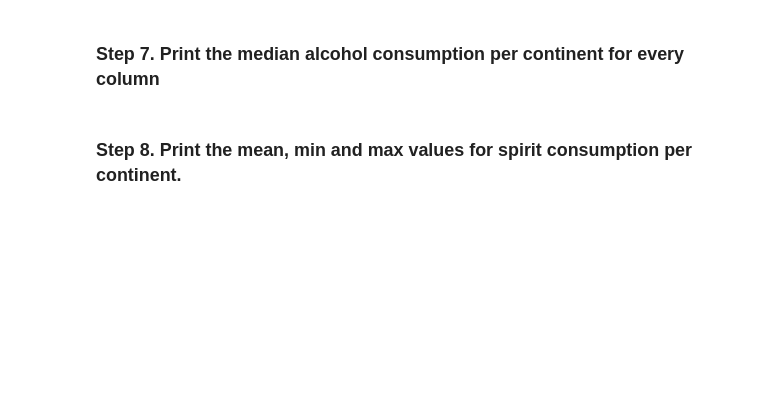
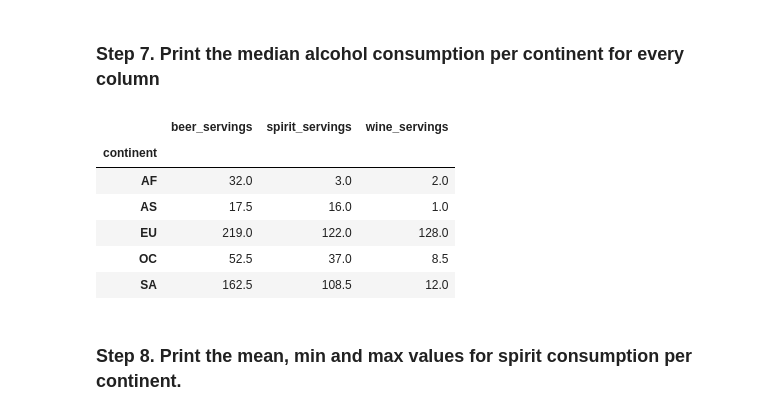
Before and after one commit to hey-hector/2026-02-BILBAO-FT-Data-Science, a Jupyter notebook: 2-Data_Analysis/2-Pandas/Practica/4-Alcohol_Consumption/Alcohol_Consumption_Hector.ipynb, the cells around one changed output. Drawn from its saved outputs; the diff is of its cells as text; code cells hidden in the pictures; blank space fills up the shorter version.

```diff
--- a/2-Data_Analysis/2-Pandas/Practica/4-Alcohol_Consumption/Alcohol_Consumption_Hector.ipynb
+++ b/2-Data_Analysis/2-Pandas/Practica/4-Alcohol_Consumption/Alcohol_Consumption_Hector.ipynb
@@ -99,4 +153,14 @@ pd.concat([drinks, pd.DataFrame([continent_map])])
 # %% [markdown]
 ### Step 7. Print the median alcohol consumption per continent for every column
+# %%
+drinks.groupby('continent')[['beer_servings', 'spirit_servings', 'wine_servings']].median()
+# %% [output]
+|  | beer_servings | spirit_servings | wine_servings |
+| continent |  |  |  |
+| AF | 32.0 | 3.0 | 2.0 |
+| AS | 17.5 | 16.0 | 1.0 |
+| EU | 219.0 | 122.0 | 128.0 |
+| OC | 52.5 | 37.0 | 8.5 |
+| SA | 162.5 | 108.5 | 12.0 |
 # %% [markdown]
 ### Step 8. Print the mean, min and max values for spirit consumption per continent.
```
Also changed, not shown: parts of 8 cells of this notebook.
